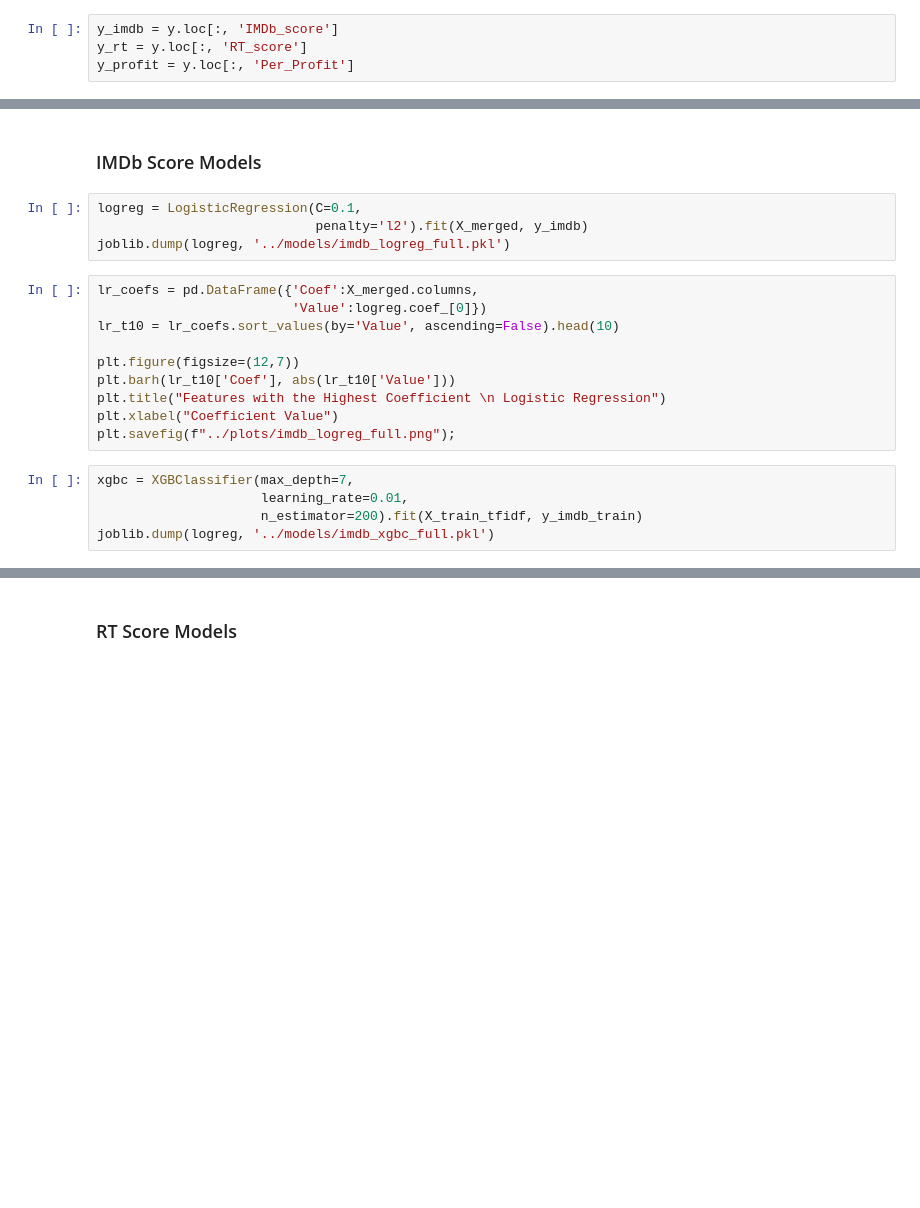
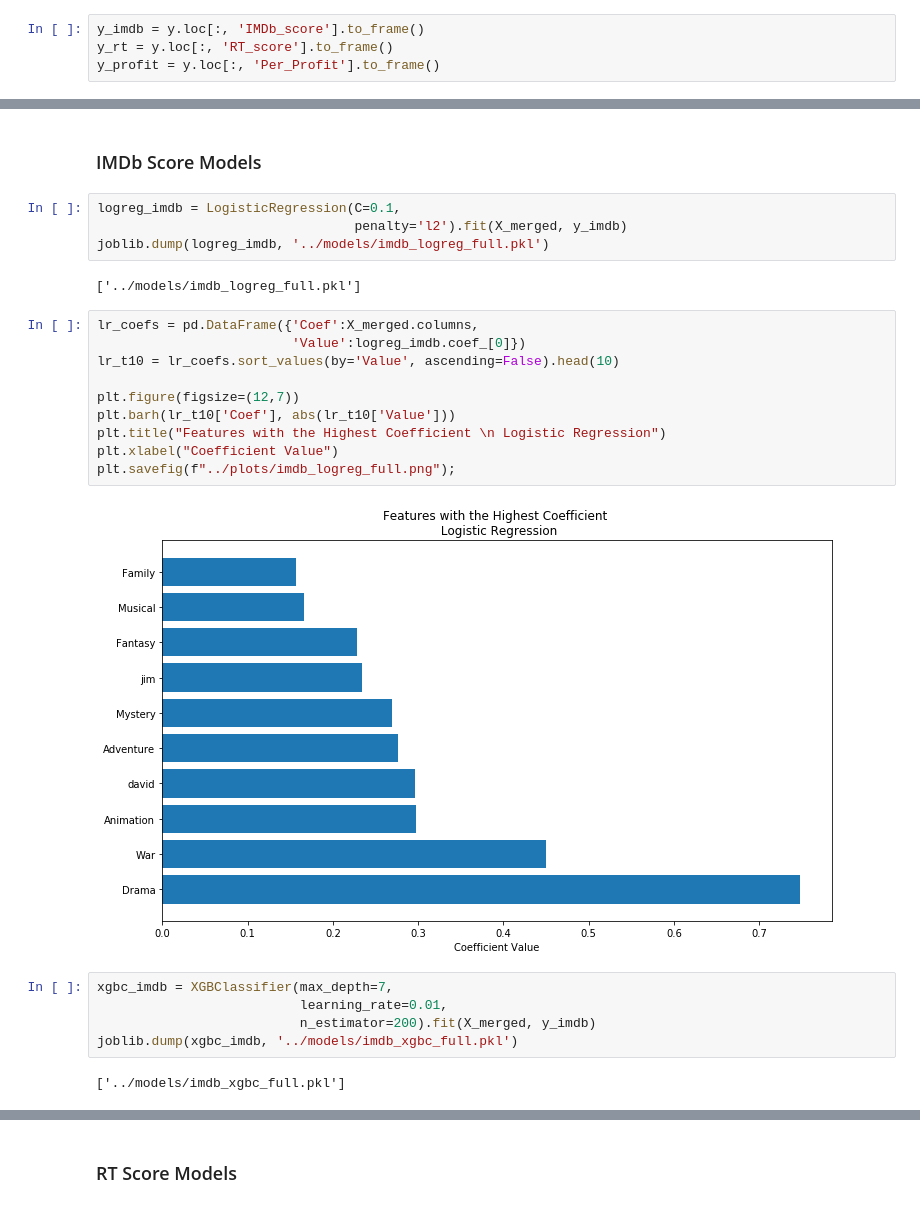
Before and after one commit to lougeo/NLP_Movie_Scripts, a Jupyter notebook: Notebooks/Model_Predict.ipynb, the cells around one changed output, grey strips where cells are left out. Cells and saved outputs as stored; diff of their text form; blank space fills up the shorter version.

```diff
--- a/Notebooks/Model_Predict.ipynb
+++ b/Notebooks/Model_Predict.ipynb
@@ -27,9 +53,9 @@ import matplotlib.pyplot as plt
 X = pd.read_csv('../../data/X_plus.csv')
 y = pd.read_csv('../../data/y.csv')
 # %%
-y_imdb = y.loc[:, 'IMDb_score']
-y_rt = y.loc[:, 'RT_score']
-y_profit = y.loc[:, 'Per_Profit']
+y_imdb = y.loc[:, 'IMDb_score'].to_frame()
+y_rt = y.loc[:, 'RT_score'].to_frame()
+y_profit = y.loc[:, 'Per_Profit'].to_frame()
 # %% [markdown]
 ### Vectorizing the full dataset
 # %%
@@ -88,22 +148,28 @@ print(joblib.load('../models/Profit_xgbc.pkl'))
 # %% [markdown]
 ### IMDb Score Models
 # %%
-logreg = LogisticRegression(C=0.1,
-                            penalty='l2').fit(X_merged, y_imdb)
-joblib.dump(logreg, '../models/imdb_logreg_full.pkl')
+logreg_imdb = LogisticRegression(C=0.1,
+                                 penalty='l2').fit(X_merged, y_imdb)
+joblib.dump(logreg_imdb, '../models/imdb_logreg_full.pkl')
+# %% [output]
+['../models/imdb_logreg_full.pkl']
 # %%
 lr_coefs = pd.DataFrame({'Coef':X_merged.columns,
-                         'Value':logreg.coef_[0]})
+                         'Value':logreg_imdb.coef_[0]})
 lr_t10 = lr_coefs.sort_values(by='Value', ascending=False).head(10)
 
 plt.figure(figsize=(12,7))
 plt.barh(lr_t10['Coef'], abs(lr_t10['Value']))
 plt.title("Features with the Highest Coefficient \n Logistic Regression")
 plt.xlabel("Coefficient Value")
 plt.savefig(f"../plots/imdb_logreg_full.png");
+# %% [output]
+[figure, added]
 # %%
-xgbc = XGBClassifier(max_depth=7,
-                     learning_rate=0.01,
-                     n_estimator=200).fit(X_train_tfidf, y_imdb_train)
-joblib.dump(logreg, '../models/imdb_xgbc_full.pkl')
+xgbc_imdb = XGBClassifier(max_depth=7,
+                          learning_rate=0.01,
+                          n_estimator=200).fit(X_merged, y_imdb)
+joblib.dump(xgbc_imdb, '../models/imdb_xgbc_full.pkl')
+# %% [output]
+['../models/imdb_xgbc_full.pkl']
 # %%
```
Also changed, not shown: parts of 18 cells of this notebook, 2 other files.
